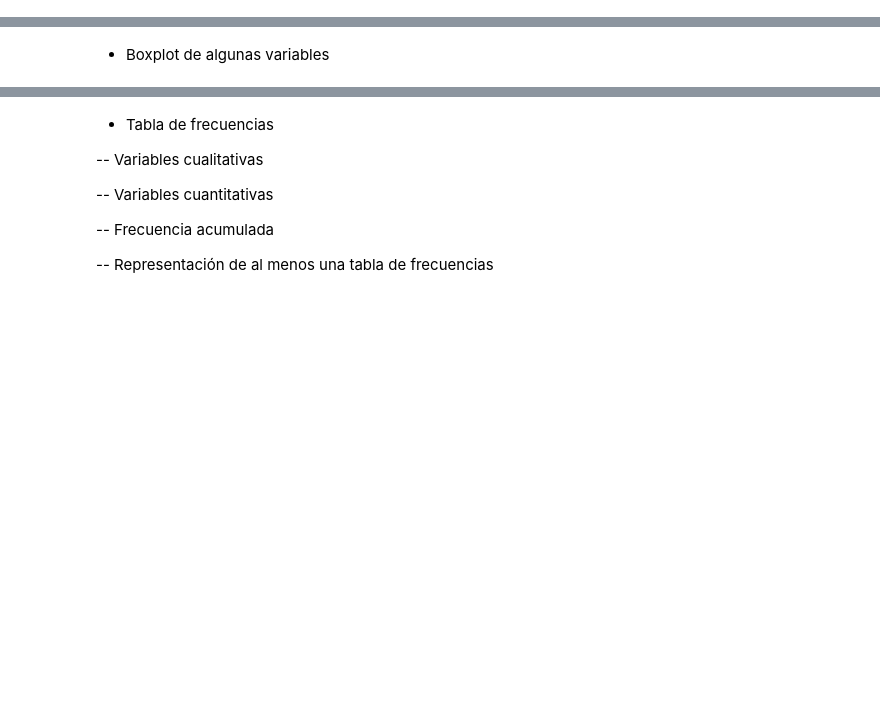
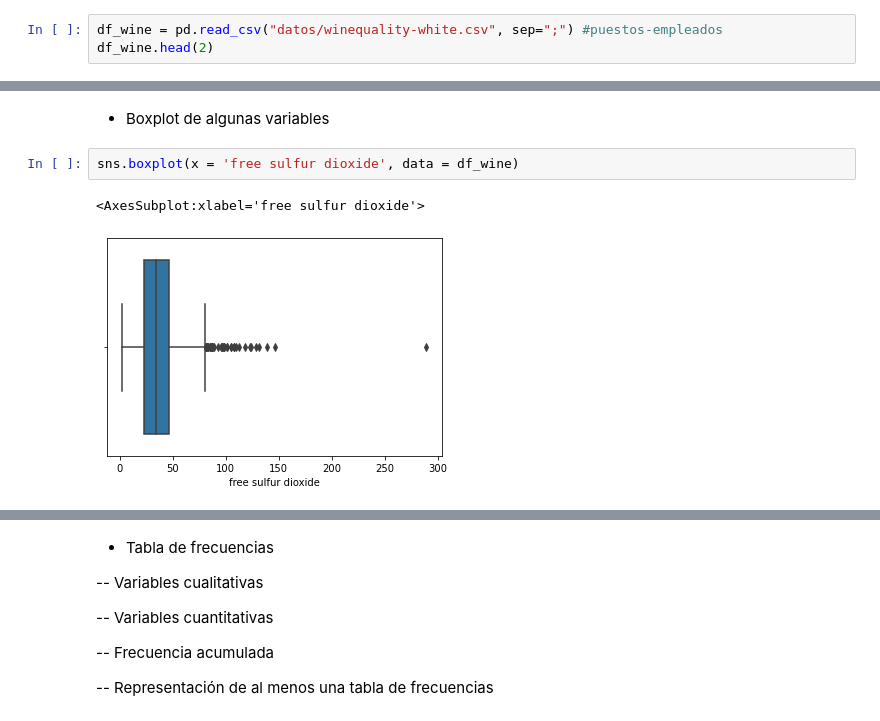
Before and after one commit to Adalab/Adalab-promo-d-da-modulo2-sprint1-Iris-Elisa, a Jupyter notebook: estadistica/estadistica-II.ipynb, the cells around one changed output, grey strips where cells are left out. Drawn from its saved outputs; the diff is of its cells as text; blank space fills up the shorter version.

```diff
--- a/estadistica/estadistica-II.ipynb
+++ b/estadistica/estadistica-II.ipynb
@@ -0,0 +8,3 @@
+# %%
+df_wine = pd.read_csv("datos/winequality-white.csv", sep=";") #puestos-empleados
+df_wine.head(2)
@@ -9,2 +49,7 @@
 # %% [markdown]
 - Boxplot de algunas variables
+# %%
+sns.boxplot(x = 'free sulfur dioxide', data = df_wine)
+# %% [output]
+<AxesSubplot:xlabel='free sulfur dioxide'>
+[figure, added]
```
Also changed, not shown: parts of 12 cells of this notebook.
